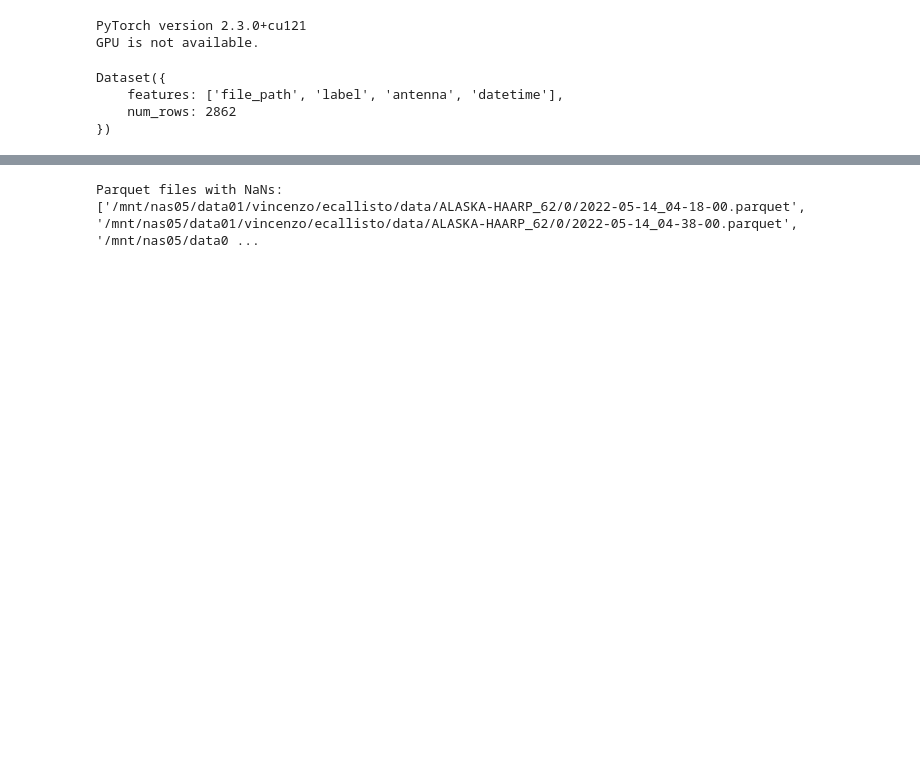
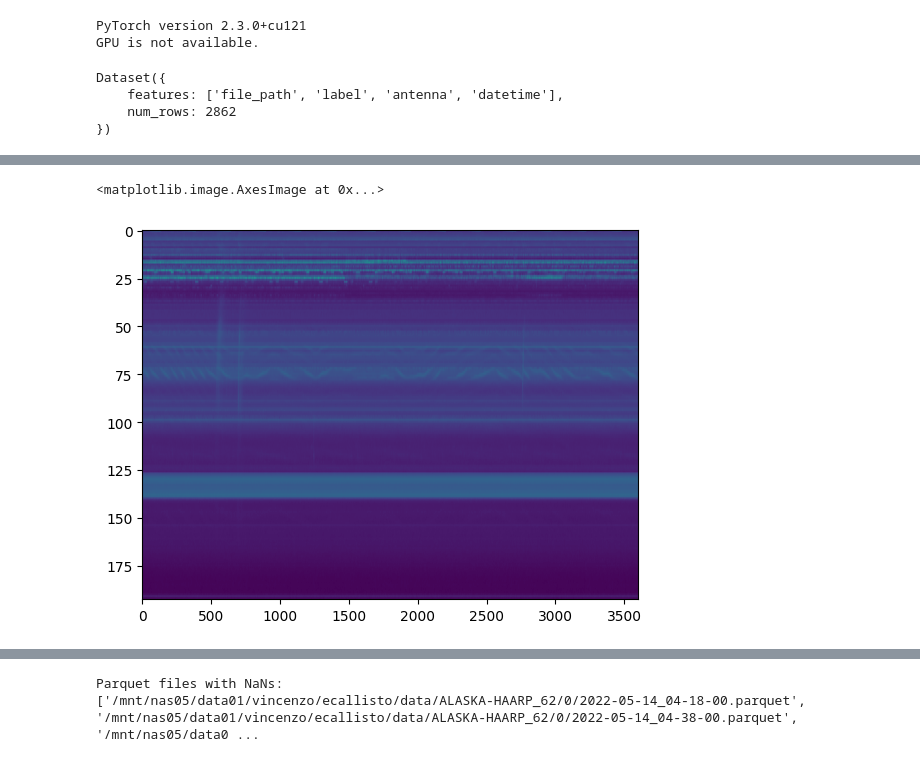
Before and after one commit to i4Ds/FlareSense-v2, a Jupyter notebook: _eda_images.ipynb, the cells around one changed output, grey strips where cells are left out. Cells and saved outputs as stored; diff of their text form; code cells hidden in the pictures; blank space fills up the shorter version.

```diff
--- a/_eda_images.ipynb
+++ b/_eda_images.ipynb
@@ -93,0 +116,6 @@ plt.imshow(df.T, aspect='auto')
+# %%
+df = pd.read_parquet(ds_burst[IDX]['file_path'])
+plt.imshow(df.T, aspect='auto')
+# %% [output]
+<matplotlib.image.AxesImage at 0x...>
+[figure, added]
```
Also changed, not shown: parts of 10 cells of this notebook.
